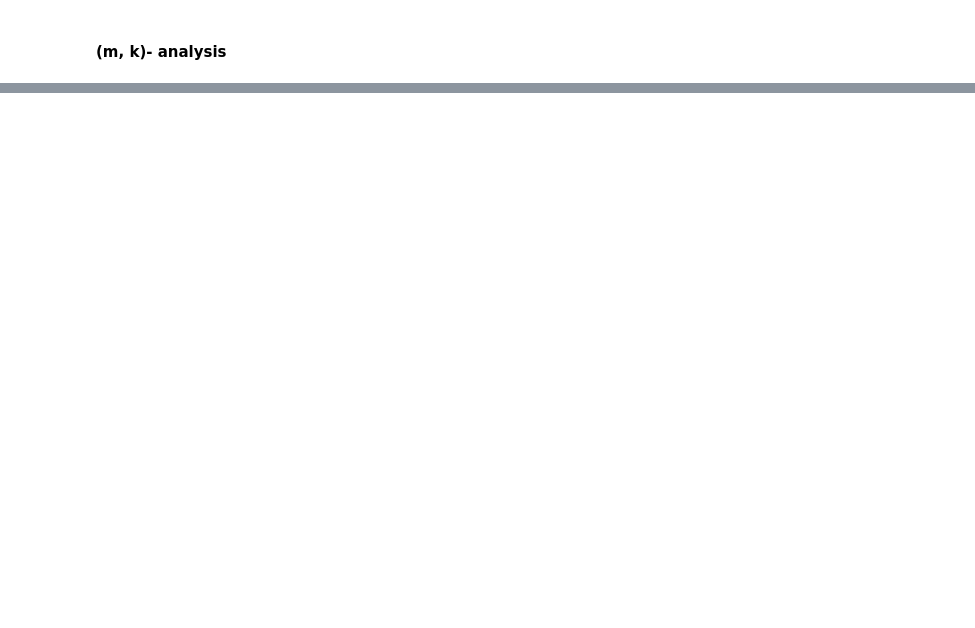
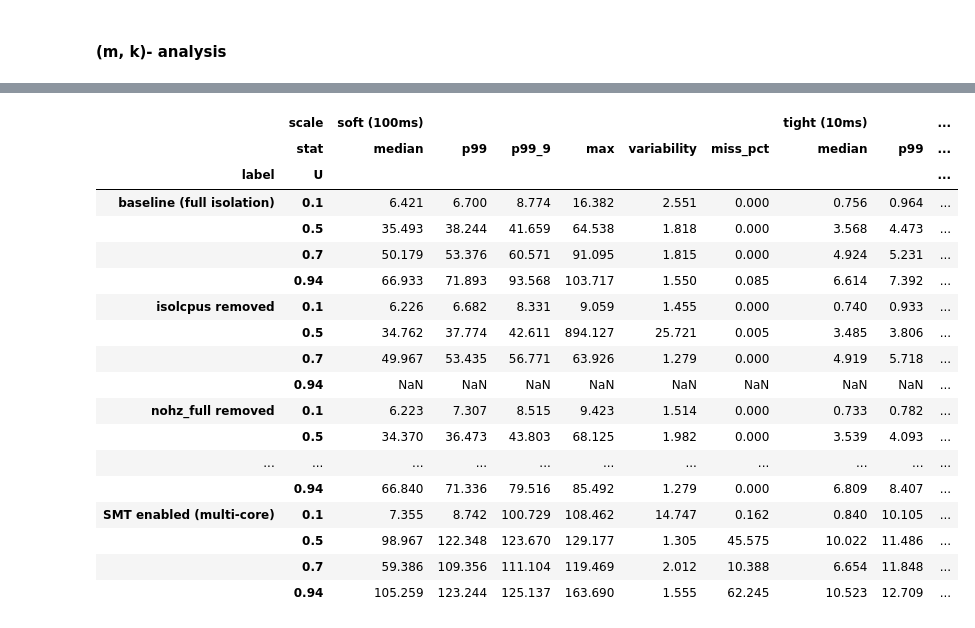
Before and after one commit to pippi2802/GraduationProject, a Jupyter notebook: research-questions/RQ1_final/os-experiments/analysis/tables_RQ1.ipynb, the cells around one changed output, grey strips where cells are left out. Drawn from its saved outputs; the diff is of its cells as text; code cells hidden in the pictures; blank space fills up the shorter version.

```diff
--- a/research-questions/RQ1_final/os-experiments/analysis/tables_RQ1.ipynb
+++ b/research-questions/RQ1_final/os-experiments/analysis/tables_RQ1.ipynb
@@ -561,7 +426,10 @@ def _weakly_hard_stats(g, k_values=K_VALUES_WH):
     out["longest_run"] = max(per_round_run) if per_round_run else np.nan
     return out
 
-def build_weakly_hard_tables(df, workload, u_values=DISPLAY_U, k_values=K_VALUES_WH):
+def build_weakly_hard_tables(df, workload, u_values=DISPLAY_U, k_values=K_VALUES_WH, extra_rows=None):
+    """extra_rows: list of (label, source_df) pairs, each ONE standalone scenario block
+    (like baseline) -- grouped only by (scale, U), never swept across 01-08."""
+    extra_rows = extra_rows or []
     sub = df[(df.workload == workload) & (df.U.isin(u_values))]
     long_rows = []
     for (scenario, scale, u), g in sub.groupby(["scenario", "scale", "U"]):
@@ -575,8 +443,15 @@ def build_weakly_hard_tables(df, workload, u_values=DISPLAY_U, k_values=K_VALUES
         row.update(_weakly_hard_stats(g, k_values))
         long_rows.append(row)
 
+    for extra_label, extra_df in extra_rows:
+        extra_sub = extra_df[extra_df.U.isin(u_values)]
+        for (scale, u), g in extra_sub.groupby(["scale", "U"]):
+            row = {"label": extra_label, "scale": PERIOD_LABELS.get(scale, scale), "U": f"{u:g}"}
+            row.update(_weakly_hard_stats(g, k_values))
+            long_rows.append(row)
+
     long_df = pd.DataFrame(long_rows)
-    labels_in_order = [BASELINE_LABEL] + [LABELS.get(s, s) for s in SCENARIO_ORDER]
+    labels_in_order = [BASELINE_LABEL] + [LABELS.get(s, s) for s in SCENARIO_ORDER] + [lbl for lbl, _ in extra_rows]
     u_labels = [f"{u:g}" for u in u_values]
     col_index = pd.MultiIndex.from_product([[PERIOD_LABELS[s] for s in SCALE_ORDER], u_labels], names=["scale", "U"])
 
@@ -632,7 +507,7 @@ def display_burst_evidence_table(tables, k, workload):
     return disp.style
 
 model1_wh = build_weakly_hard_tables(all_df, "model1")
-model5_wh = build_weakly_hard_tables(all_df, "model5")
+model5_wh = build_weakly_hard_tables(all_df, "model5", extra_rows=[(SMT_LABEL, smt_df)])
 
 # only the displayed (m,k) numbers are saved as results -- n/longest_run/expected_k* stay
 # in-memory for display_weakly_hard_table/display_burst_evidence_table, not separate files.
@@ -824,0 +798,44 @@ for fname, spec in TABLE_SPECS.items():
+# %%
+STAT_ORDER = ["median", "p99", "p99_9", "max", "variability", "miss_pct"]
+
+def combine_abs_with_variability_and_miss(abs_table, rate_p):
+    """Replace p99_ratio with variability (max/median) and add a per-scale
+    deadline-miss-% column sourced from the miss-rate table -- one combined
+    table instead of two separate ones."""
+    table = abs_table.copy()
+    rate_stacked = rate_p.stack("U", future_stack=True)   # -> index (label, U), columns = scale
+    for scale_key in SCALE_ORDER:
+        scale_col = PERIOD_LABELS[scale_key]
+        table[(scale_col, "variability")] = table[(scale_col, "max")] / table[(scale_col, "median")]
+        table[(scale_col, "miss_pct")] = rate_stacked[scale_col].reindex(table.index)
+        table = table.drop(columns=(scale_col, "p99_ratio"))
+
+    col_index = pd.MultiIndex.from_product([[PERIOD_LABELS[s] for s in SCALE_ORDER], STAT_ORDER], names=["scale", "stat"])
+    return table.reindex(columns=col_index).round(3)
+
+combined_model1_R = combine_abs_with_variability_and_miss(model1_R_abs, model1_rate)
+combined_model1_C = combine_abs_with_variability_and_miss(model1_C_abs, model1_rate)
+combined_model5_R = combine_abs_with_variability_and_miss(model5_R_abs, model5_rate)
+combined_model5_C = combine_abs_with_variability_and_miss(model5_C_abs, model5_rate)
+
+combined_tables = {
+    "R_abs_ms_combined": (combined_model1_R, combined_model5_R),
+    "C_abs_ms_combined": (combined_model1_C, combined_model5_C),
+}
+
+for stem, (m1, m5) in combined_tables.items():
+    merged = pd.concat({WORKLOAD_LABELS["model1"]: m1, WORKLOAD_LABELS["model5"]: m5}, names=["workload"])
+    merged.to_csv(f"./os-experiments/analysis/results/{stem}.csv")
+    print(f"saved: {stem}.csv")
+
+    for workload_label, sub_df in [(WORKLOAD_LABELS["model1"], m1), (WORKLOAD_LABELS["model5"], m5)]:
+        sub_df = clean_u_level(sub_df.copy())
+        safe_workload = workload_label.replace(" ", "_")
+        out_path = LATEX_DIR / f"{stem}__{safe_workload}.tex"
+        save_latex(sub_df, out_path,
+                   caption=f"{workload_label}: {stem.replace('_', ' ')}",
+                   label=f"tab:{stem}_{safe_workload}",
+                   float_format="%.2f", wide=True)
+
+combined_model5_R
+# %% [output]
@@ -824,0 +848,19 @@ for fname, spec in TABLE_SPECS.items():
+|  | scale | soft (100ms) |  |  |  |  |  | tight (10ms) |  | ... |
+|  | stat | median | p99 | p99_9 | max | variability | miss_pct | median | p99 | ... |
+| label | U |  |  |  |  |  |  |  |  | ... |
+| baseline (full isolation) | 0.1 | 6.421 | 6.700 | 8.774 | 16.382 | 2.551 | 0.000 | 0.756 | 0.964 | ... |
+|  | 0.5 | 35.493 | 38.244 | 41.659 | 64.538 | 1.818 | 0.000 | 3.568 | 4.473 | ... |
+|  | 0.7 | 50.179 | 53.376 | 60.571 | 91.095 | 1.815 | 0.000 | 4.924 | 5.231 | ... |
+|  | 0.94 | 66.933 | 71.893 | 93.568 | 103.717 | 1.550 | 0.085 | 6.614 | 7.392 | ... |
+| isolcpus removed | 0.1 | 6.226 | 6.682 | 8.331 | 9.059 | 1.455 | 0.000 | 0.740 | 0.933 | ... |
+|  | 0.5 | 34.762 | 37.774 | 42.611 | 894.127 | 25.721 | 0.005 | 3.485 | 3.806 | ... |
+|  | 0.7 | 49.967 | 53.435 | 56.771 | 63.926 | 1.279 | 0.000 | 4.919 | 5.718 | ... |
+|  | 0.94 | NaN | NaN | NaN | NaN | NaN | NaN | NaN | NaN | ... |
+| nohz_full removed | 0.1 | 6.223 | 7.307 | 8.515 | 9.423 | 1.514 | 0.000 | 0.733 | 0.782 | ... |
+|  | 0.5 | 34.370 | 36.473 | 43.803 | 68.125 | 1.982 | 0.000 | 3.539 | 4.093 | ... |
+| ... | ... | ... | ... | ... | ... | ... | ... | ... | ... | ... |
+|  | 0.94 | 66.840 | 71.336 | 79.516 | 85.492 | 1.279 | 0.000 | 6.809 | 8.407 | ... |
+| SMT enabled (multi-core) | 0.1 | 7.355 | 8.742 | 100.729 | 108.462 | 14.747 | 0.162 | 0.840 | 10.105 | ... |
+|  | 0.5 | 98.967 | 122.348 | 123.670 | 129.177 | 1.305 | 45.575 | 10.022 | 11.486 | ... |
+|  | 0.7 | 59.386 | 109.356 | 111.104 | 119.469 | 2.012 | 10.388 | 6.654 | 11.848 | ... |
+|  | 0.94 | 105.259 | 123.244 | 125.137 | 163.690 | 1.555 | 62.245 | 10.523 | 12.709 | ... |
```
Also changed, not shown: parts of 12 cells of this notebook, 20 other files.
